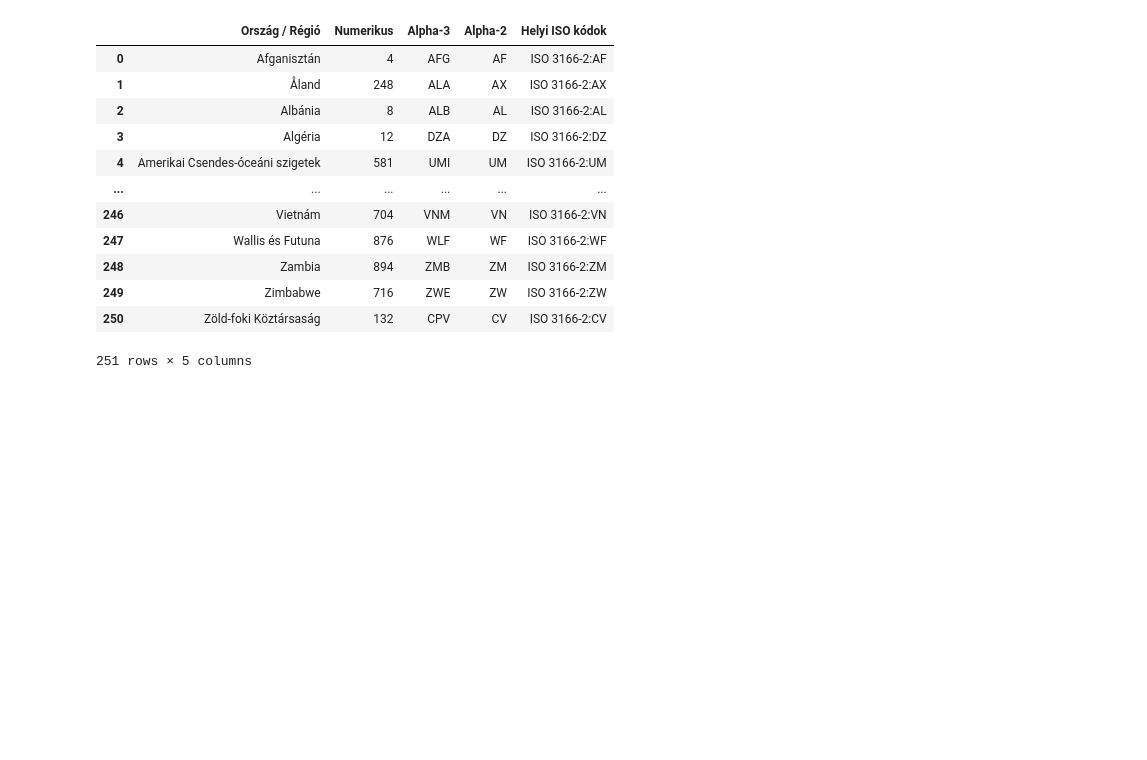
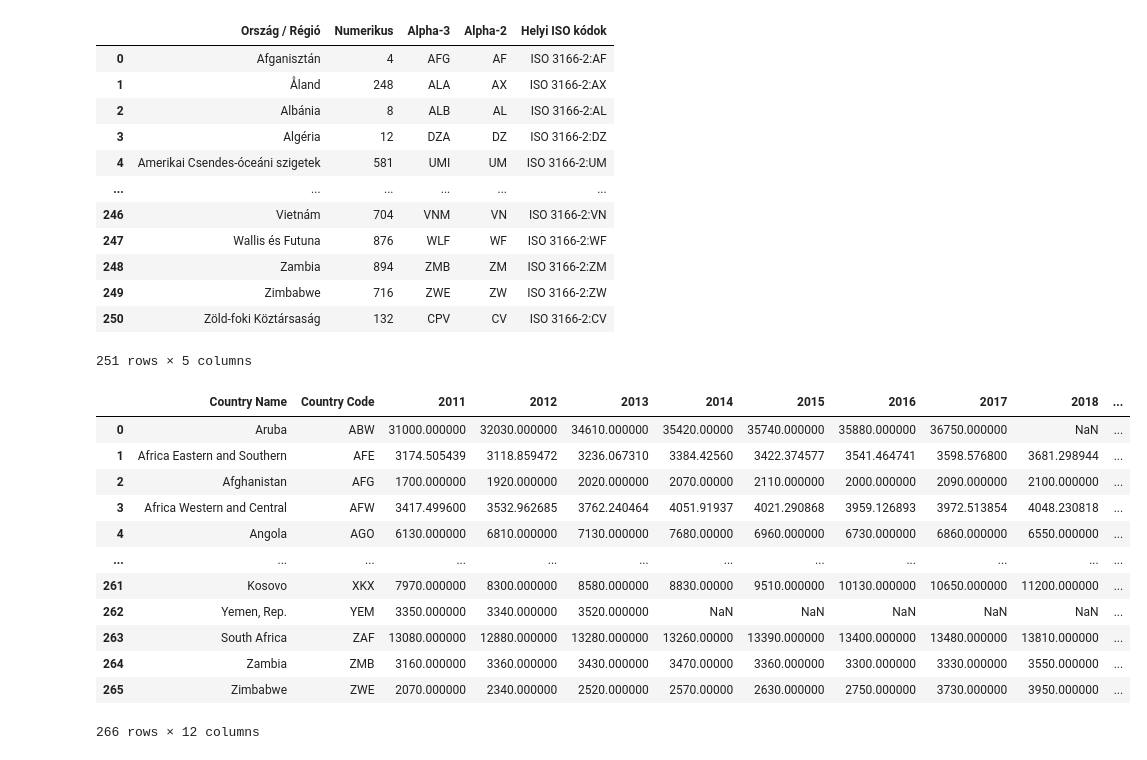
Before and after one commit to rockdonald2/WhereShouldIGoViz, a Jupyter notebook: normalizeData.ipynb, the cells around one changed output. Cells and saved outputs as stored; diff of their text form; code cells hidden in the pictures; blank space fills up the shorter version.

```diff
--- a/normalizeData.ipynb
+++ b/normalizeData.ipynb
@@ -145,3 +145,24 @@ merged.rename(columns={'Country_x': 'Country_EN', 'Country_y': 'Country_HU'}, in
 # %%
 merged.to_csv('normalized/normalized.csv', index=False)
 merged.to_json('normalized/normalized.json', orient='records')
+# %%
+import pandas as pd
+
+gni = pd.read_csv('raw/gni.csv')
+gni.drop(labels=list(map(lambda x : str(x), range(1960, 2011))), axis=1, inplace=True)
+# %%
+gni.drop(labels=['Indicator Name', 'Indicator Code'], axis=1, inplace=True)
+# %% [output]
+|  | Country Name | Country Code | 2011 | 2012 | 2013 | 2014 | 2015 | 2016 | 2017 | 2018 | ... |
+| 0 | Aruba | ABW | 31000.000000 | 32030.000000 | 34610.000000 | 35420.00000 | 35740.000000 | 35880.000000 | 36750.000000 | NaN | ... |
+| 1 | Africa Eastern and Southern | AFE | 3174.505439 | 3118.859472 | 3236.067310 | 3384.42560 | 3422.374577 | 3541.464741 | 3598.576800 | 3681.298944 | ... |
+| 2 | Afghanistan | AFG | 1700.000000 | 1920.000000 | 2020.000000 | 2070.00000 | 2110.000000 | 2000.000000 | 2090.000000 | 2100.000000 | ... |
+| 3 | Africa Western and Central | AFW | 3417.499600 | 3532.962685 | 3762.240464 | 4051.91937 | 4021.290868 | 3959.126893 | 3972.513854 | 4048.230818 | ... |
+| 4 | Angola | AGO | 6130.000000 | 6810.000000 | 7130.000000 | 7680.00000 | 6960.000000 | 6730.000000 | 6860.000000 | 6550.000000 | ... |
+| ... | ... | ... | ... | ... | ... | ... | ... | ... | ... | ... | ... |
+| 261 | Kosovo | XKX | 7970.000000 | 8300.000000 | 8580.000000 | 8830.00000 | 9510.000000 | 10130.000000 | 10650.000000 | 11200.000000 | ... |
+| 262 | Yemen, Rep. | YEM | 3350.000000 | 3340.000000 | 3520.000000 | NaN | NaN | NaN | NaN | NaN | ... |
+| 263 | South Africa | ZAF | 13080.000000 | 12880.000000 | 13280.000000 | 13260.00000 | 13390.000000 | 13400.000000 | 13480.000000 | 13810.000000 | ... |
+| 264 | Zambia | ZMB | 3160.000000 | 3360.000000 | 3430.000000 | 3470.00000 | 3360.000000 | 3300.000000 | 3330.000000 | 3550.000000 | ... |
+| 265 | Zimbabwe | ZWE | 2070.000000 | 2340.000000 | 2520.000000 | 2570.00000 | 2630.000000 | 2750.000000 | 3730.000000 | 3950.000000 | ... |
+266 rows × 12 columns
```
Also changed, not shown: parts of 7 cells of this notebook, 9 other files.
